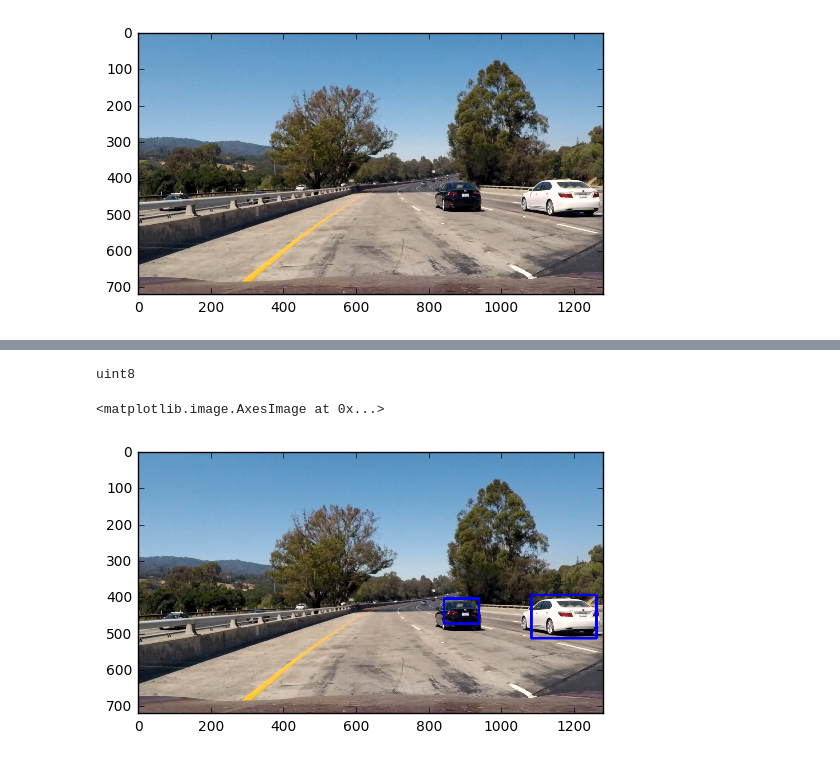
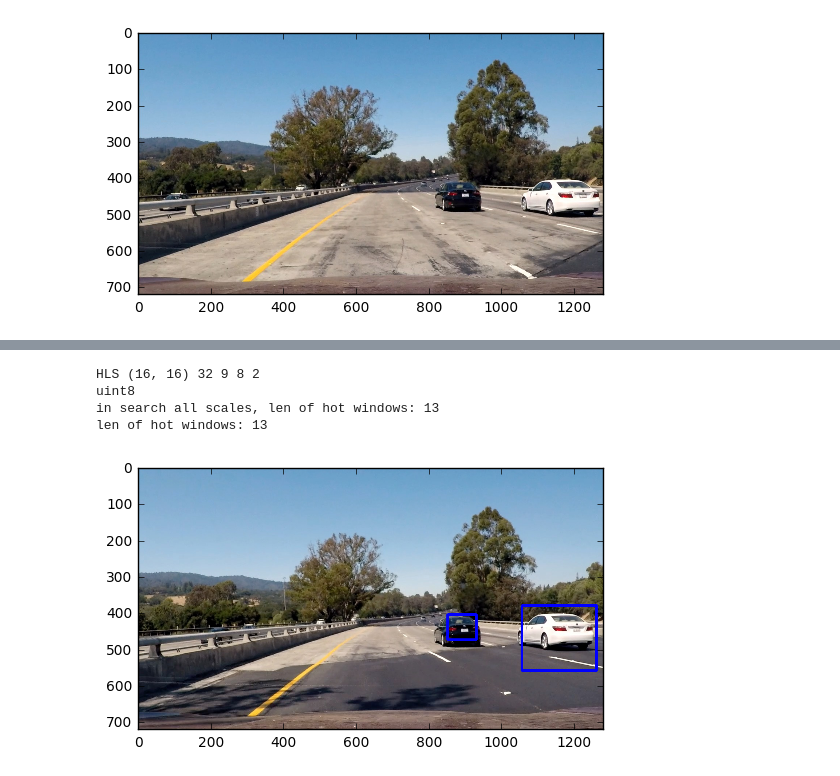
Before and after one commit to xtsxisaxns/Vehicle-Detection, a Jupyter notebook: vehicle-detection.ipynb, the cells around one changed output, grey strips where cells are left out. Drawn from its saved outputs; the diff is of its cells as text; code cells hidden in the pictures.

```diff
--- a/vehicle-detection.ipynb
+++ b/vehicle-detection.ipynb
@@ -589,11 +567,12 @@ plt.imshow(heatmap_img,cmap='hot')
 # %%
 #Filter
 #Apply threshold to filter out the wrong box
-def apply_threshold(heatmap,threshold=2):
+def apply_threshold(heatmap,threshold=1):
     #Zero out pixels below the threshold
     heatmap[heatmap <= threshold] = 0
     return heatmap
 # %%
-heatmap_img = apply_threshold(heatmap_img)
-plt.imshow(heatmap_img,cmap='hot')
+heatmap_img_test = apply_threshold(heatmap_img_test,2)
+plt.imshow(heatmap_img_test,cmap='hot')
+plt.savefig('./examples/'+'heatmap_threshod.png')
 # %% [output]
@@ -602,6 +580,6 @@ plt.imshow(heatmap_img,cmap='hot')
 # %%
 #Appley Scipy Labels to heatmap
-labels = label(heatmap_img)
+labels = label(heatmap_img_test)
 plt.imshow(labels[0],cmap='gray')
 # %% [output]
 <matplotlib.image.AxesImage at 0x...>
@@ -637,29 +615,33 @@ uint8
 def process(img):
     float_img = img.astype(np.float32)/255
     # Note that img must be float type
-    hot_windows,all_windows = search_all_scales(float_img,classifier=svc)
-
+    hot_windows_process,all_windows_process = search_all_scales(float_img,svc,scaler,
+                                            color_space,spatial_size,hist_bins,orient,pix_per_cell,cell_per_block)
+    print('len of hot windows:',len(hot_windows_process))
     heatmap_img = np.zeros_like(img[:,:,0])
-    heatmap_img = add_heat(heatmap_img,hot_windows)
+    heatmap_img = add_heat(heatmap_img,hot_windows_process)
     heatmap_img = apply_threshold(heatmap_img,2)
     labels = label(heatmap_img)
-    draw_img1,rects= draw_labeled_bboxes(np.copy(img),labels)
-    return draw_img1
+    img_process,rects= draw_labeled_bboxes(np.copy(img),labels)
+    return img_process
 # %%
 #Test process funtion
 test_imgs = glob.glob('./test_images/*.jpg')
-
-test_img1 = mpimage.imread(test_imgs[0])
+print(color_space,spatial_size,hist_bins,orient,pix_per_cell,cell_per_block)
+test_img1 = mpimage.imread(test_imgs[5])
 
 # test_img_float = test_img1.astype(np.float32)/255
 # Process input image is uint8 type,insice Process image is converted to float type
 print(test_img1.dtype)
 detect_img = process(test_img1)
 plt.imshow(detect_img)
+plt.savefig('./examples/'+'detection.png')
 # %% [output]
+HLS (16, 16) 32 9 8 2
 uint8
+in search all scales, len of hot windows: 13
+len of hot windows: 13
-<matplotlib.image.AxesImage at 0x...>
-[figure, old version]
+[figure, new version]
 # %%
 test_imgs = glob.glob('./test_images/*.jpg')
 fig,axs = plt.subplots(3,2,figsize=(16,8))
```
Also changed, not shown: parts of 24 cells of this notebook, 9 other files.
